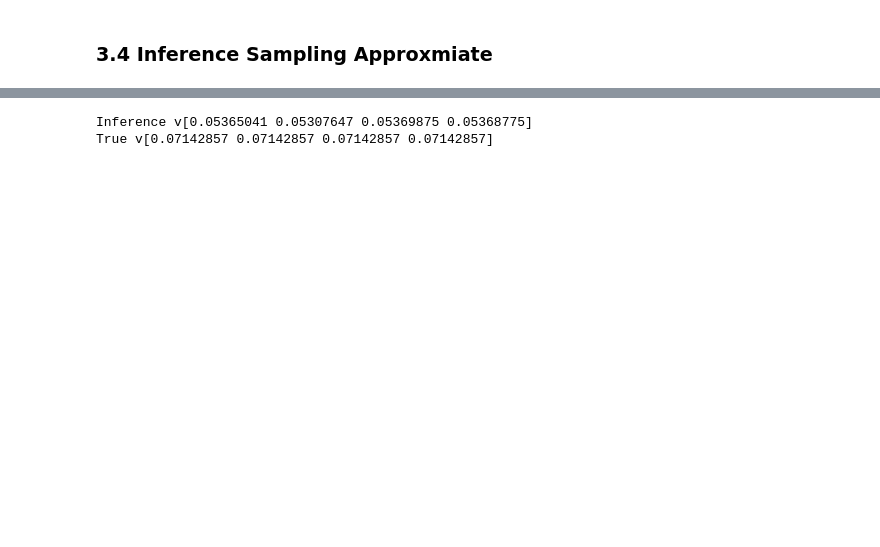
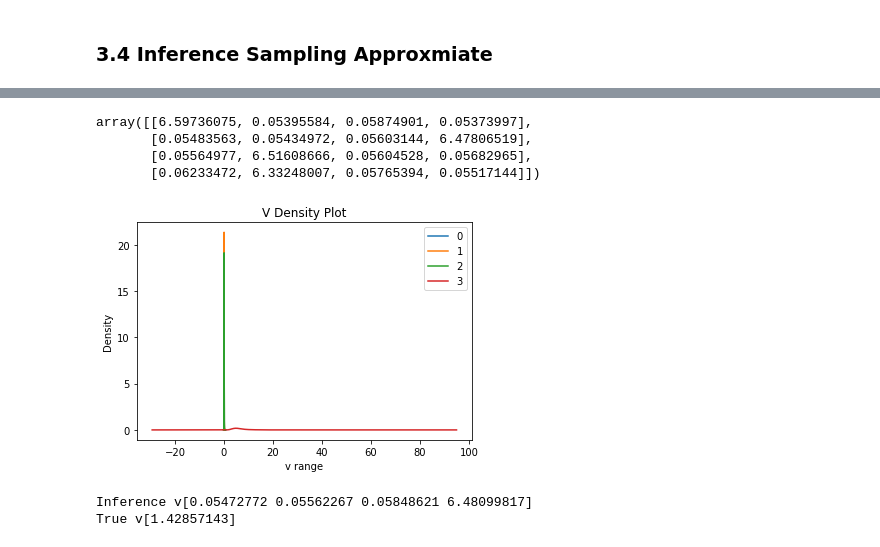
Before and after one commit to LeonCaesa/Gibbs, a Jupyter notebook: Experiment.ipynb, the cells around one changed output, grey strips where cells are left out. Cells and saved outputs as stored; diff of their text form; code cells hidden in the pictures; blank space fills up the shorter version.

```diff
--- a/Experiment.ipynb
+++ b/Experiment.ipynb
@@ -203,7 +230,16 @@ v_table = pd.concat([pd.DataFrame(v_list[i]) for i in range(n_chains)], axis=0,
+# %%
+v_table = plot_v_density(v_list)
+np.mean(v_list, axis=1)
+# %% [output]
+array([[6.59736075, 0.05395584, 0.05874901, 0.05373997],
+       [0.05483563, 0.05434972, 0.05603144, 6.47806519],
+       [0.05564977, 6.51608666, 0.05604528, 0.05682965],
+       [0.06233472, 6.33248007, 0.05765394, 0.05517144]])
+[figure, added]
 # %%
 print('Inference v' + str(v_table.mean().values))
 
-print('True v'+ str(prior_param['beta_vj']/prior_param['a_vj']))
+print('True v'+ str(prior_param_true['beta_vj']/prior_param_true['a_vj']))
 # %% [output]
-Inference v[0.05365041 0.05307647 0.05369875 0.05368775]
-True v[0.07142857 0.07142857 0.07142857 0.07142857]
+Inference v[0.05472772 0.05562267 0.05848621 6.48099817]
+True v[1.42857143]
```
Also changed, not shown: parts of 12 cells of this notebook, 1 other file.
